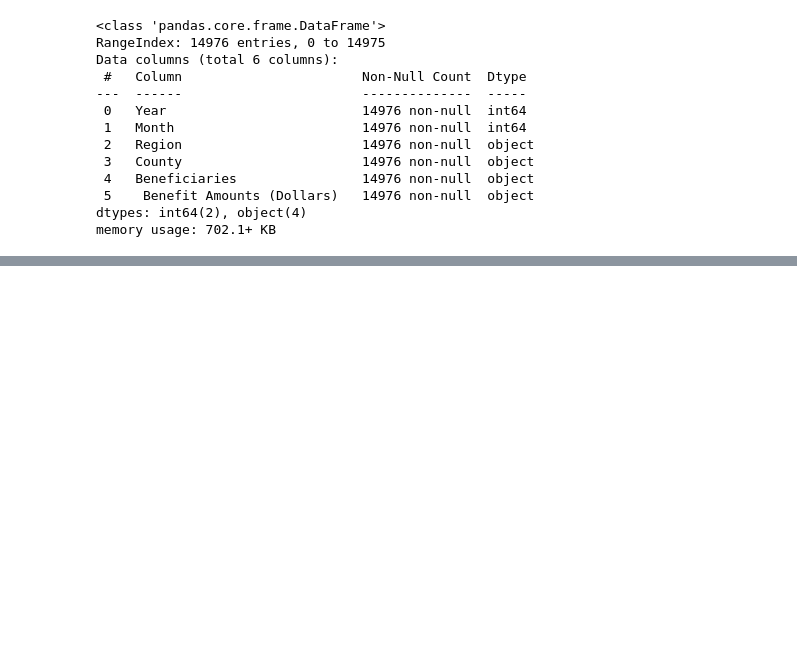
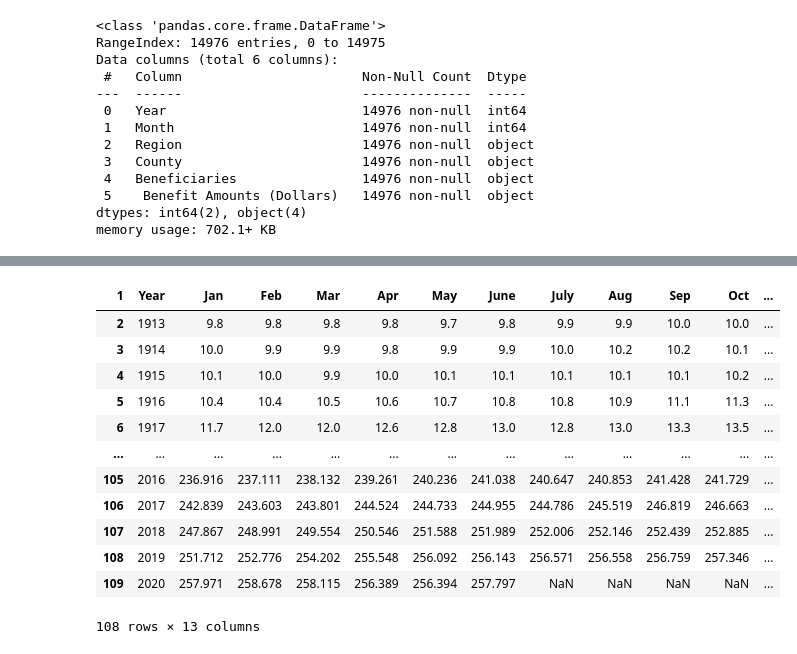
Before and after one commit to ssiddharth2/CS5010_Semester_Project, a Jupyter notebook: CS5010_Semester_Project.ipynb, the cells around one changed output, grey strips where cells are left out. Drawn from its saved outputs; the diff is of its cells as text; code cells hidden in the pictures; blank space fills up the shorter version.

```diff
--- a/CS5010_Semester_Project.ipynb
+++ b/CS5010_Semester_Project.ipynb
@@ -82,0 +101,19 @@ memory usage: 702.1+ KB
+# %%
+inf_data.columns=inf_data.iloc[1]
+#data=data.set_index(0)
+inf_data=inf_data.iloc[2:,0:13]
+inf_data
+# %% [output]
+| 1 | Year | Jan | Feb | Mar | Apr | May | June | July | Aug | Sep | Oct | ... |
+| 2 | 1913 | 9.8 | 9.8 | 9.8 | 9.8 | 9.7 | 9.8 | 9.9 | 9.9 | 10.0 | 10.0 | ... |
+| 3 | 1914 | 10.0 | 9.9 | 9.9 | 9.8 | 9.9 | 9.9 | 10.0 | 10.2 | 10.2 | 10.1 | ... |
+| 4 | 1915 | 10.1 | 10.0 | 9.9 | 10.0 | 10.1 | 10.1 | 10.1 | 10.1 | 10.1 | 10.2 | ... |
+| 5 | 1916 | 10.4 | 10.4 | 10.5 | 10.6 | 10.7 | 10.8 | 10.8 | 10.9 | 11.1 | 11.3 | ... |
+| 6 | 1917 | 11.7 | 12.0 | 12.0 | 12.6 | 12.8 | 13.0 | 12.8 | 13.0 | 13.3 | 13.5 | ... |
+| ... | ... | ... | ... | ... | ... | ... | ... | ... | ... | ... | ... | ... |
+| 105 | 2016 | 236.916 | 237.111 | 238.132 | 239.261 | 240.236 | 241.038 | 240.647 | 240.853 | 241.428 | 241.729 | ... |
+| 106 | 2017 | 242.839 | 243.603 | 243.801 | 244.524 | 244.733 | 244.955 | 244.786 | 245.519 | 246.819 | 246.663 | ... |
+| 107 | 2018 | 247.867 | 248.991 | 249.554 | 250.546 | 251.588 | 251.989 | 252.006 | 252.146 | 252.439 | 252.885 | ... |
+| 108 | 2019 | 251.712 | 252.776 | 254.202 | 255.548 | 256.092 | 256.143 | 256.571 | 256.558 | 256.759 | 257.346 | ... |
+| 109 | 2020 | 257.971 | 258.678 | 258.115 | 256.389 | 256.394 | 257.797 | NaN | NaN | NaN | NaN | ... |
+108 rows × 13 columns
```
Also changed, not shown: parts of 9 cells of this notebook.
